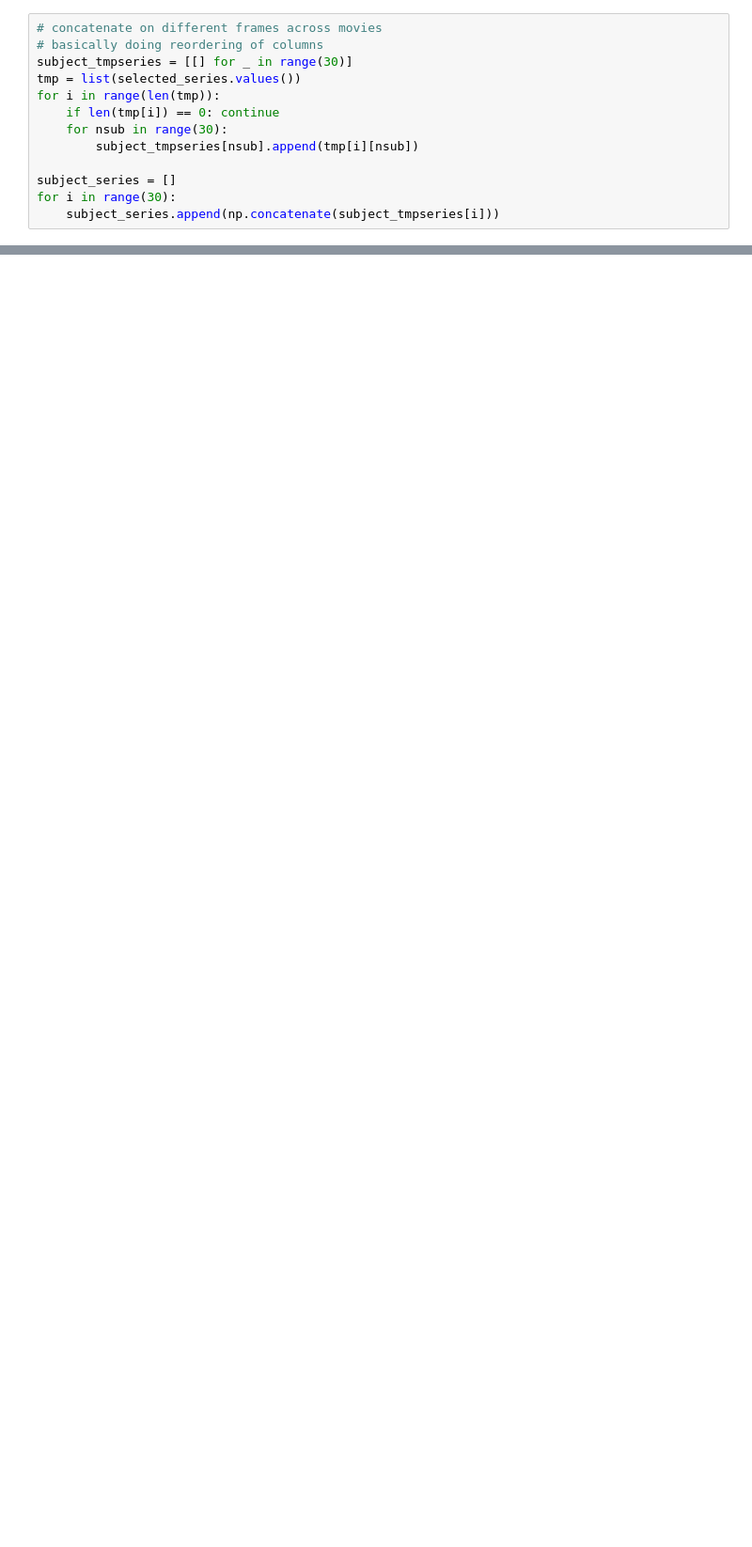
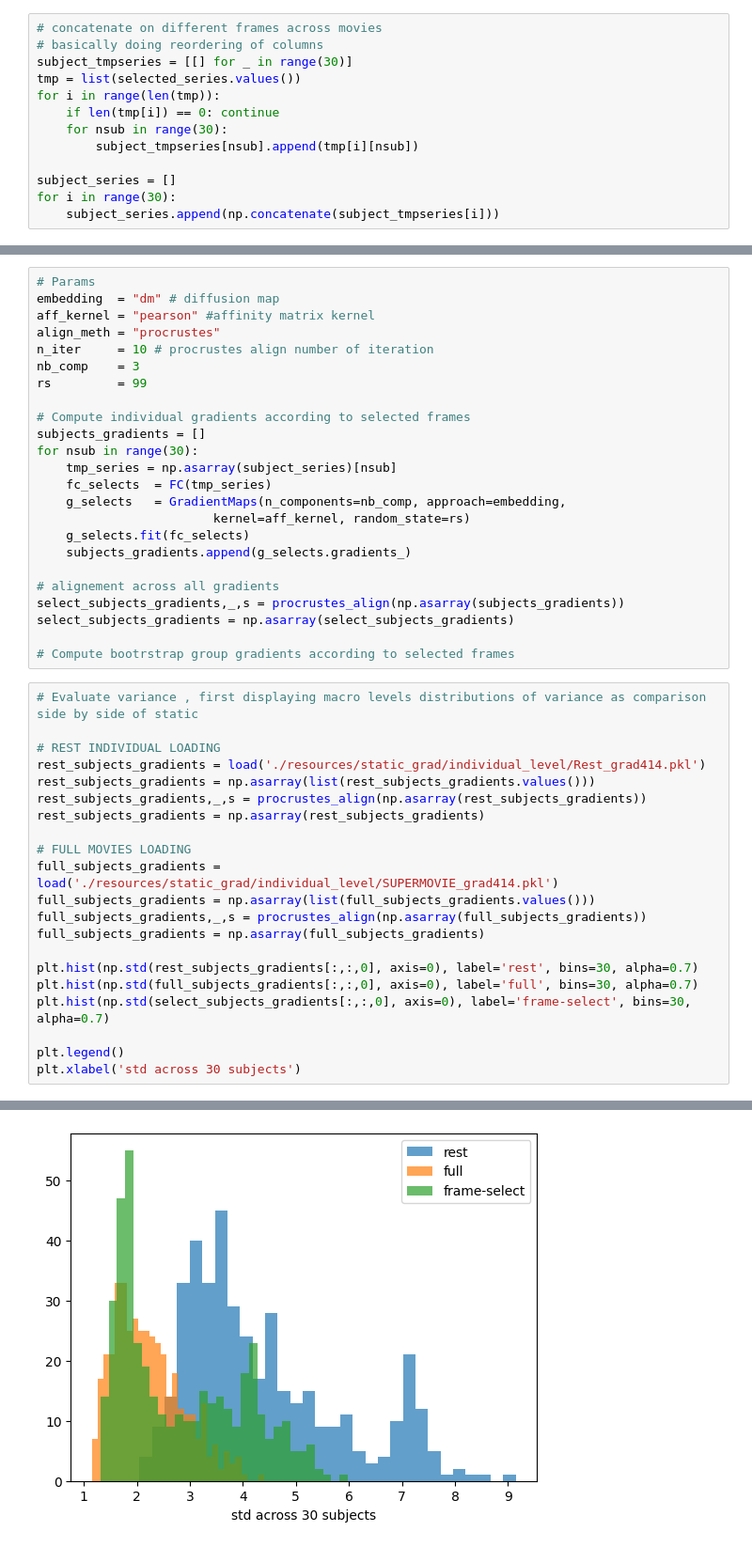
Before and after one commit to MIPLabCH/emoguide_gradients, a Jupyter notebook: 13_frame-select-stability.ipynb, the cells around one changed output, grey strips where cells are left out. Shown at 94% size. Drawn from its saved outputs; the diff is of its cells as text; blank space fills up the shorter version.

```diff
--- a/13_frame-select-stability.ipynb
+++ b/13_frame-select-stability.ipynb
@@ -276,0 +141,46 @@ for i in range(7):
+# %%
+# Params
+embedding  = "dm" # diffusion map
+aff_kernel = "pearson" #affinity matrix kernel
+align_meth = "procrustes"
+n_iter     = 10 # procrustes align number of iteration
+nb_comp    = 3
+rs         = 99
+
+# Compute individual gradients according to selected frames
+subjects_gradients = []
+for nsub in range(30):
+    tmp_series = np.asarray(subject_series)[nsub]
+    fc_selects  = FC(tmp_series)
+    g_selects   = GradientMaps(n_components=nb_comp, approach=embedding,
+                        kernel=aff_kernel, random_state=rs)
+    g_selects.fit(fc_selects)
+    subjects_gradients.append(g_selects.gradients_)
+
+# alignement across all gradients
+select_subjects_gradients,_,s = procrustes_align(np.asarray(subjects_gradients))
+select_subjects_gradients = np.asarray(select_subjects_gradients)
+
+# Compute bootrstrap group gradients according to selected frames
+# %%
+# Evaluate variance , first displaying macro levels distributions of variance as comparison side by side of static
+
+# REST INDIVIDUAL LOADING
+rest_subjects_gradients = load('./resources/static_grad/individual_level/Rest_grad414.pkl')
+rest_subjects_gradients = np.asarray(list(rest_subjects_gradients.values()))
+rest_subjects_gradients,_,s = procrustes_align(np.asarray(rest_subjects_gradients))
+rest_subjects_gradients = np.asarray(rest_subjects_gradients)
+
+# FULL MOVIES LOADING
+full_subjects_gradients = load('./resources/static_grad/individual_level/SUPERMOVIE_grad414.pkl')
+full_subjects_gradients = np.asarray(list(full_subjects_gradients.values()))
+full_subjects_gradients,_,s = procrustes_align(np.asarray(full_subjects_gradients))
+full_subjects_gradients = np.asarray(full_subjects_gradients)
+
+plt.hist(np.std(rest_subjects_gradients[:,:,0], axis=0), label='rest', bins=30, alpha=0.7)
+plt.hist(np.std(full_subjects_gradients[:,:,0], axis=0), label='full', bins=30, alpha=0.7)
+plt.hist(np.std(select_subjects_gradients[:,:,0], axis=0), label='frame-select', bins=30, alpha=0.7)
+
+plt.legend()
+plt.xlabel('std across 30 subjects')
+# %% [output]
@@ -276,0 +188 @@ for i in range(7):
+[figure, added]
```
Also changed, not shown: parts of 21 cells of this notebook, 1 other file.
